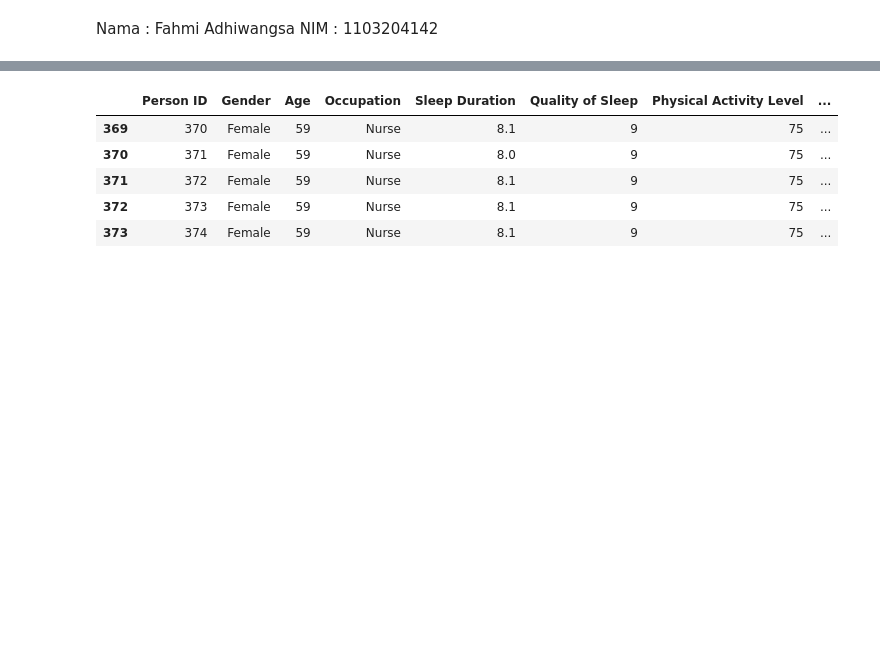
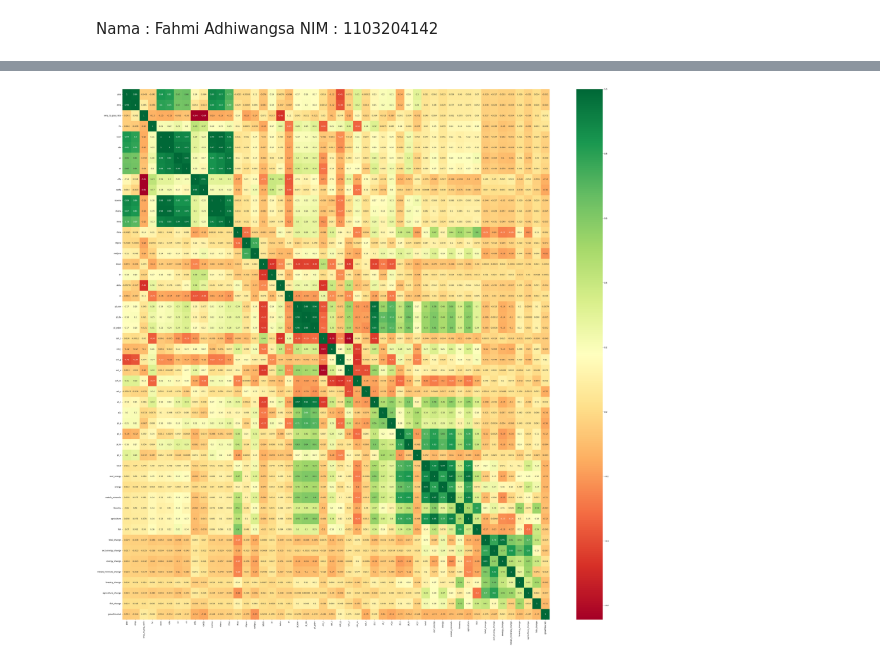
Before and after one commit to adhwngs/DataSains, a Jupyter notebook: UTS_Fahmi_Adhiwangsa_1103204142.ipynb, the cells around one changed output, grey strips where cells are left out. Cells and saved outputs as stored; diff of their text form; code cells hidden in the pictures; blank space fills up the shorter version.

```diff
--- a/UTS_Fahmi_Adhiwangsa_1103204142.ipynb
+++ b/UTS_Fahmi_Adhiwangsa_1103204142.ipynb
@@ -28,9 +36,12 @@ df.head(10)
-# %%
-df.tail()
-# %% [output]
-|  | Person ID | Gender | Age | Occupation | Sleep Duration | Quality of Sleep | Physical Activity Level | ... |
-| 369 | 370 | Female | 59 | Nurse | 8.1 | 9 | 75 | ... |
-| 370 | 371 | Female | 59 | Nurse | 8.0 | 9 | 75 | ... |
-| 371 | 372 | Female | 59 | Nurse | 8.1 | 9 | 75 | ... |
-| 372 | 373 | Female | 59 | Nurse | 8.1 | 9 | 75 | ... |
-| 373 | 374 | Female | 59 | Nurse | 8.1 | 9 | 75 | ... |
+# %%
+data = pd.read_csv("/content/africa_recession.csv")
+X = data.iloc[:,0:10]
+y = data.iloc[:,-1]
+# %%
+corrmat = data.corr()
+top_corr_features = corrmat.index
+# %%
+plt.figure(figsize=(50,50))
+g=sns.heatmap(data[top_corr_features].corr(),annot=True,cmap="RdYlGn")
+# %% [output]
+[figure, added]
```
Also changed, not shown: parts of 60 cells of this notebook.
